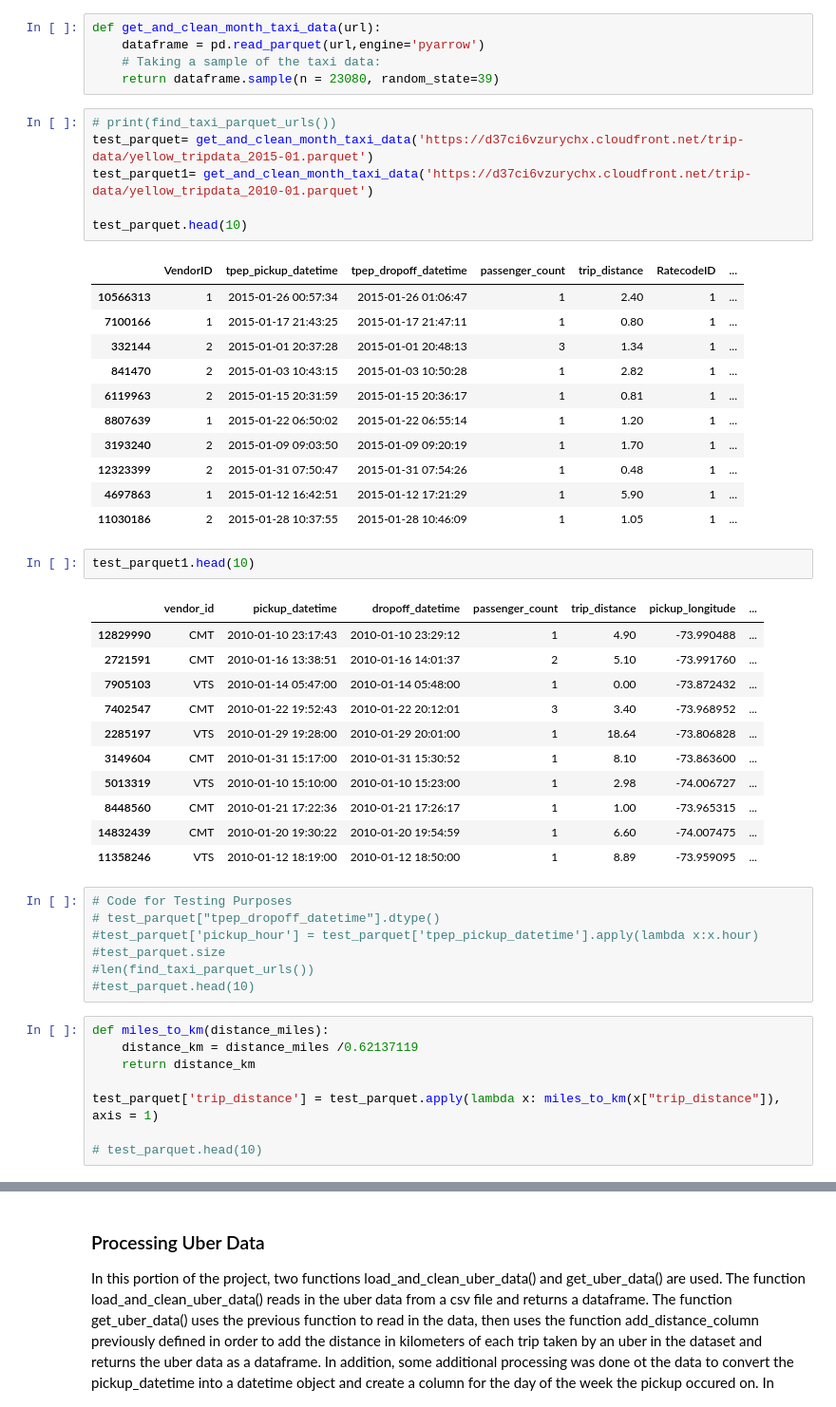
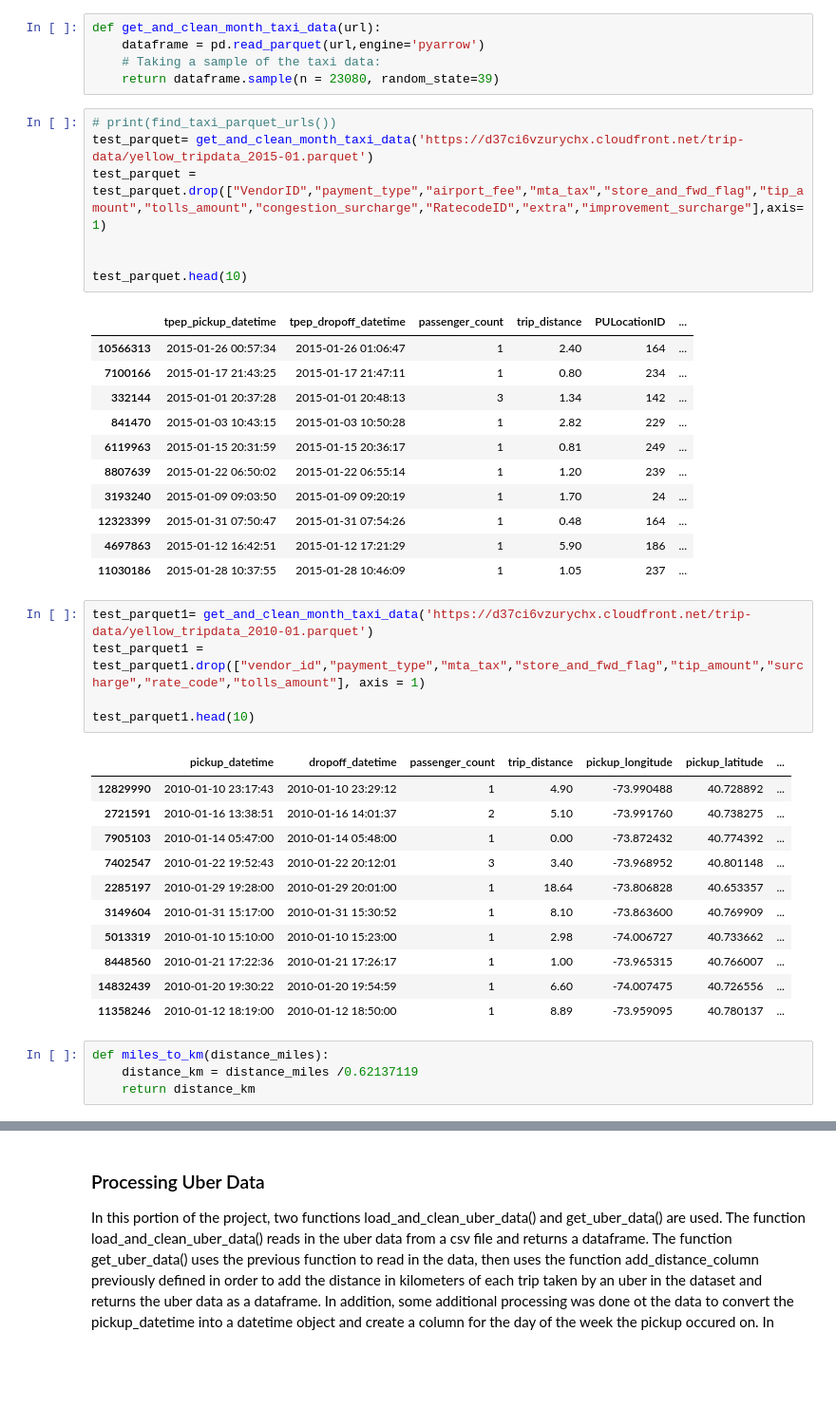
Before and after one commit to laurelhickey/Tools_for_Analytics_Project, a Jupyter notebook: Project Scaffolding.ipynb, the cells around one changed output, grey strips where cells are left out. Shown at 95% size. Saved outputs shown, nothing was run; the diff lists cells and outputs as text; blank space fills up the shorter version.

Commit message:
Dropping Columns taxi data

```diff
--- a/Project Scaffolding.ipynb
+++ b/Project Scaffolding.ipynb
@@ -174,50 +174,43 @@ def get_and_clean_month_taxi_data(url):
 # %%
 # print(find_taxi_parquet_urls())
 test_parquet= get_and_clean_month_taxi_data('https://d37ci6vzurychx.cloudfront.net/trip-data/yellow_tripdata_2015-01.parquet')
-test_parquet1= get_and_clean_month_taxi_data('https://d37ci6vzurychx.cloudfront.net/trip-data/yellow_tripdata_2010-01.parquet')
+test_parquet = test_parquet.drop(["VendorID","payment_type","airport_fee","mta_tax","store_and_fwd_flag","tip_amount","tolls_amount","congestion_surcharge","RatecodeID","extra","improvement_surcharge"],axis=1)
+
 
 test_parquet.head(10)
 # %% [output]
-|  | VendorID | tpep_pickup_datetime | tpep_dropoff_datetime | passenger_count | trip_distance | RatecodeID | ... |
-| 10566313 | 1 | 2015-01-26 00:57:34 | 2015-01-26 01:06:47 | 1 | 2.40 | 1 | ... |
-| 7100166 | 1 | 2015-01-17 21:43:25 | 2015-01-17 21:47:11 | 1 | 0.80 | 1 | ... |
-| 332144 | 2 | 2015-01-01 20:37:28 | 2015-01-01 20:48:13 | 3 | 1.34 | 1 | ... |
-| 841470 | 2 | 2015-01-03 10:43:15 | 2015-01-03 10:50:28 | 1 | 2.82 | 1 | ... |
-| 6119963 | 2 | 2015-01-15 20:31:59 | 2015-01-15 20:36:17 | 1 | 0.81 | 1 | ... |
-| 8807639 | 1 | 2015-01-22 06:50:02 | 2015-01-22 06:55:14 | 1 | 1.20 | 1 | ... |
-| 3193240 | 2 | 2015-01-09 09:03:50 | 2015-01-09 09:20:19 | 1 | 1.70 | 1 | ... |
-| 12323399 | 2 | 2015-01-31 07:50:47 | 2015-01-31 07:54:26 | 1 | 0.48 | 1 | ... |
-| 4697863 | 1 | 2015-01-12 16:42:51 | 2015-01-12 17:21:29 | 1 | 5.90 | 1 | ... |
-| 11030186 | 2 | 2015-01-28 10:37:55 | 2015-01-28 10:46:09 | 1 | 1.05 | 1 | ... |
+|  | tpep_pickup_datetime | tpep_dropoff_datetime | passenger_count | trip_distance | PULocationID | ... |
+| 10566313 | 2015-01-26 00:57:34 | 2015-01-26 01:06:47 | 1 | 2.40 | 164 | ... |
+| 7100166 | 2015-01-17 21:43:25 | 2015-01-17 21:47:11 | 1 | 0.80 | 234 | ... |
+| 332144 | 2015-01-01 20:37:28 | 2015-01-01 20:48:13 | 3 | 1.34 | 142 | ... |
+| 841470 | 2015-01-03 10:43:15 | 2015-01-03 10:50:28 | 1 | 2.82 | 229 | ... |
+| 6119963 | 2015-01-15 20:31:59 | 2015-01-15 20:36:17 | 1 | 0.81 | 249 | ... |
+| 8807639 | 2015-01-22 06:50:02 | 2015-01-22 06:55:14 | 1 | 1.20 | 239 | ... |
+| 3193240 | 2015-01-09 09:03:50 | 2015-01-09 09:20:19 | 1 | 1.70 | 24 | ... |
+| 12323399 | 2015-01-31 07:50:47 | 2015-01-31 07:54:26 | 1 | 0.48 | 164 | ... |
+| 4697863 | 2015-01-12 16:42:51 | 2015-01-12 17:21:29 | 1 | 5.90 | 186 | ... |
+| 11030186 | 2015-01-28 10:37:55 | 2015-01-28 10:46:09 | 1 | 1.05 | 237 | ... |
 # %%
+test_parquet1= get_and_clean_month_taxi_data('https://d37ci6vzurychx.cloudfront.net/trip-data/yellow_tripdata_2010-01.parquet')
+test_parquet1 = test_parquet1.drop(["vendor_id","payment_type","mta_tax","store_and_fwd_flag","tip_amount","surcharge","rate_code","tolls_amount"], axis = 1)
+
 test_parquet1.head(10)
 # %% [output]
-|  | vendor_id | pickup_datetime | dropoff_datetime | passenger_count | trip_distance | pickup_longitude | ... |
-| 12829990 | CMT | 2010-01-10 23:17:43 | 2010-01-10 23:29:12 | 1 | 4.90 | -73.990488 | ... |
-| 2721591 | CMT | 2010-01-16 13:38:51 | 2010-01-16 14:01:37 | 2 | 5.10 | -73.991760 | ... |
-| 7905103 | VTS | 2010-01-14 05:47:00 | 2010-01-14 05:48:00 | 1 | 0.00 | -73.872432 | ... |
-| 7402547 | CMT | 2010-01-22 19:52:43 | 2010-01-22 20:12:01 | 3 | 3.40 | -73.968952 | ... |
-| 2285197 | VTS | 2010-01-29 19:28:00 | 2010-01-29 20:01:00 | 1 | 18.64 | -73.806828 | ... |
-| 3149604 | CMT | 2010-01-31 15:17:00 | 2010-01-31 15:30:52 | 1 | 8.10 | -73.863600 | ... |
-| 5013319 | VTS | 2010-01-10 15:10:00 | 2010-01-10 15:23:00 | 1 | 2.98 | -74.006727 | ... |
-| 8448560 | CMT | 2010-01-21 17:22:36 | 2010-01-21 17:26:17 | 1 | 1.00 | -73.965315 | ... |
-| 14832439 | CMT | 2010-01-20 19:30:22 | 2010-01-20 19:54:59 | 1 | 6.60 | -74.007475 | ... |
-| 11358246 | VTS | 2010-01-12 18:19:00 | 2010-01-12 18:50:00 | 1 | 8.89 | -73.959095 | ... |
+|  | pickup_datetime | dropoff_datetime | passenger_count | trip_distance | pickup_longitude | pickup_latitude | ... |
+| 12829990 | 2010-01-10 23:17:43 | 2010-01-10 23:29:12 | 1 | 4.90 | -73.990488 | 40.728892 | ... |
+| 2721591 | 2010-01-16 13:38:51 | 2010-01-16 14:01:37 | 2 | 5.10 | -73.991760 | 40.738275 | ... |
+| 7905103 | 2010-01-14 05:47:00 | 2010-01-14 05:48:00 | 1 | 0.00 | -73.872432 | 40.774392 | ... |
+| 7402547 | 2010-01-22 19:52:43 | 2010-01-22 20:12:01 | 3 | 3.40 | -73.968952 | 40.801148 | ... |
+| 2285197 | 2010-01-29 19:28:00 | 2010-01-29 20:01:00 | 1 | 18.64 | -73.806828 | 40.653357 | ... |
+| 3149604 | 2010-01-31 15:17:00 | 2010-01-31 15:30:52 | 1 | 8.10 | -73.863600 | 40.769909 | ... |
+| 5013319 | 2010-01-10 15:10:00 | 2010-01-10 15:23:00 | 1 | 2.98 | -74.006727 | 40.733662 | ... |
+| 8448560 | 2010-01-21 17:22:36 | 2010-01-21 17:26:17 | 1 | 1.00 | -73.965315 | 40.766007 | ... |
+| 14832439 | 2010-01-20 19:30:22 | 2010-01-20 19:54:59 | 1 | 6.60 | -74.007475 | 40.726556 | ... |
+| 11358246 | 2010-01-12 18:19:00 | 2010-01-12 18:50:00 | 1 | 8.89 | -73.959095 | 40.780137 | ... |
-# %%
-# Code for Testing Purposes
-# test_parquet["tpep_dropoff_datetime"].dtype()
-#test_parquet['pickup_hour'] = test_parquet['tpep_pickup_datetime'].apply(lambda x:x.hour)
-#test_parquet.size
-#len(find_taxi_parquet_urls())
-#test_parquet.head(10)
 # %%
 def miles_to_km(distance_miles):
     distance_km = distance_miles /0.62137119
     return distance_km
-
-test_parquet['trip_distance'] = test_parquet.apply(lambda x: miles_to_km(x["trip_distance"]), axis = 1)
-
-# test_parquet.head(10)
 # %%
 def zones_within_bbox():
     #taxi_zones = pd.read_json('NYCTaxiZones.geojson')
```
Also changed, not shown: parts of 2 cells of this notebook.
